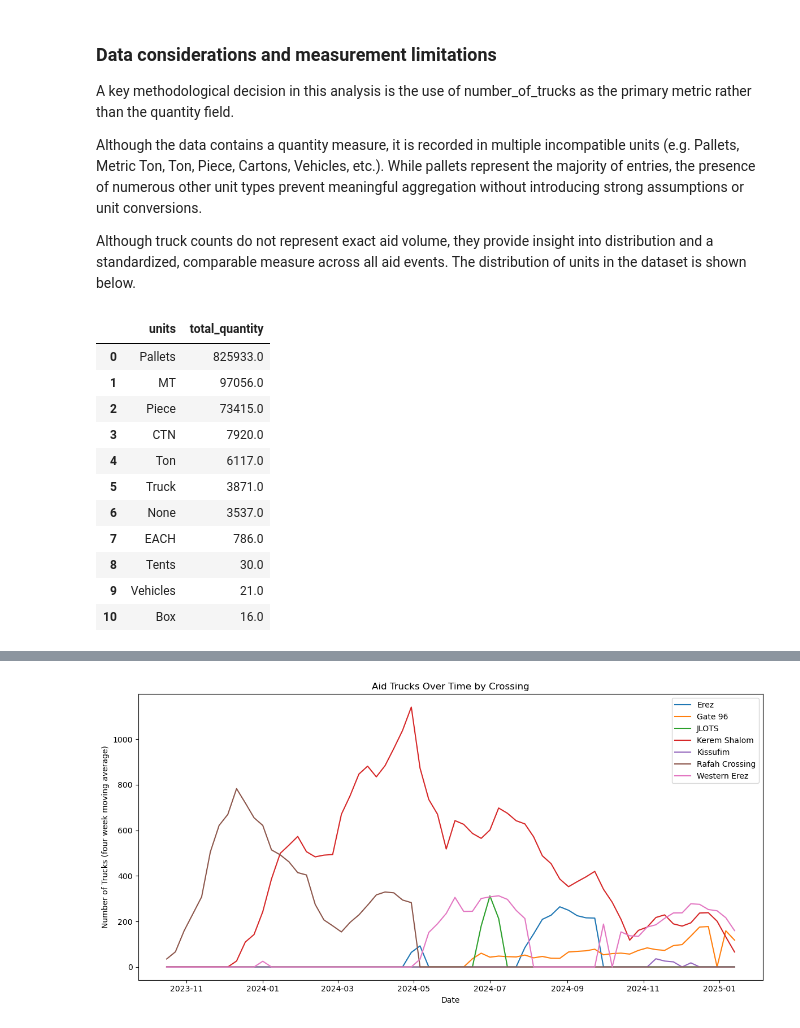
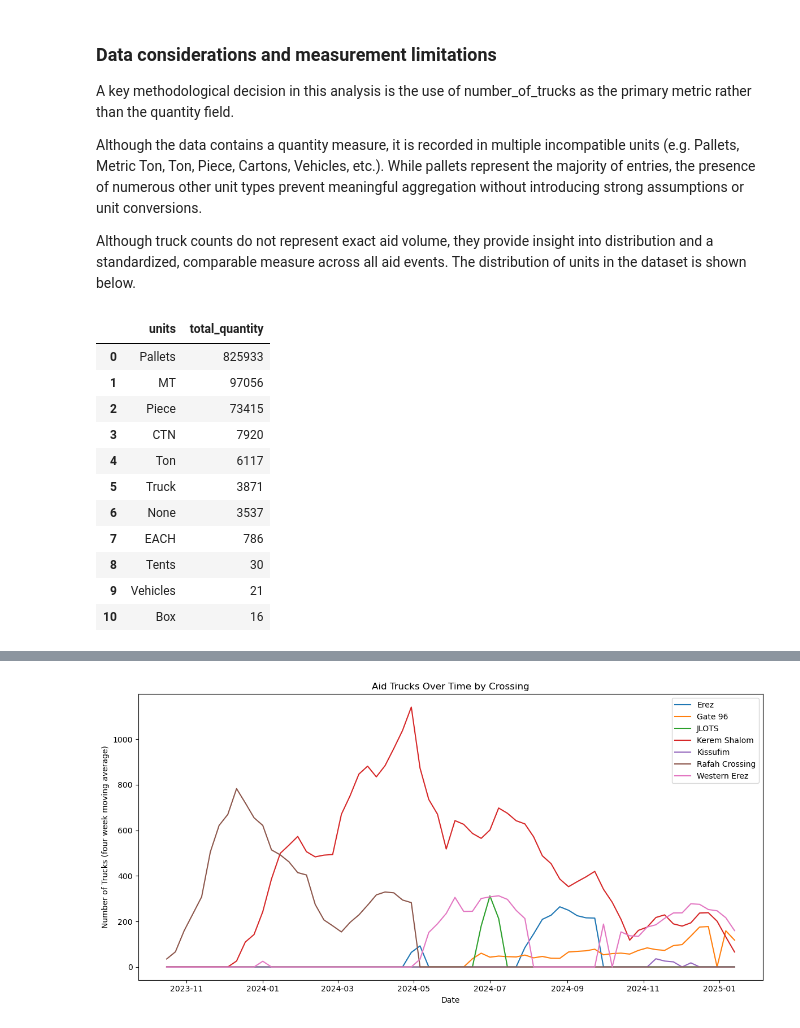
Before and after one commit to AkbarMoledina/humanitarian_needs_in_palestine, a Jupyter notebook: analyses/2_aid_received_analysis.ipynb, the cells around one changed output, grey strips where cells are left out. Saved outputs shown, nothing was run; the diff lists cells and outputs as text; code cells hidden in the pictures.

```diff
--- a/analyses/2_aid_received_analysis.ipynb
+++ b/analyses/2_aid_received_analysis.ipynb
@@ -27,31 +26,31 @@ A key methodological decision in this analysis is the use of number_of_trucks as
 Although the data contains a quantity measure, it is recorded in multiple incompatible units (e.g. Pallets, Metric Ton, Ton, Piece, Cartons, Vehicles, etc.). While pallets represent the majority of entries, the presence of numerous other unit types prevent meaningful aggregation without introducing strong assumptions or unit conversions.
 
 Although truck counts do not represent exact aid volume, they provide insight into distribution and a standardized, comparable measure across all aid events. The distribution of units in the dataset is shown below.
-# %%
-con.execute("""
-SELECT units, SUM(quantity) AS total_quantity
-FROM main_mart.aid_events
-GROUP BY units
-ORDER BY SUM(quantity) DESC
-""").df()
-# %% [output]
-|  | units | total_quantity |
-| 0 | Pallets | 825933.0 |
-| 1 | MT | 97056.0 |
-| 2 | Piece | 73415.0 |
-| 3 | CTN | 7920.0 |
-| 4 | Ton | 6117.0 |
-| 5 | Truck | 3871.0 |
-| 6 | None | 3537.0 |
-| 7 | EACH | 786.0 |
-| 8 | Tents | 30.0 |
-| 9 | Vehicles | 21.0 |
-| 10 | Box | 16.0 |
 # %%
 import duckdb
 import pandas as pd
 import matplotlib.pyplot as plt
 
 con = duckdb.connect("../dev.duckdb")
+
+con.execute("""
+SELECT units, SUM(quantity)::INT AS total_quantity
+FROM main_mart.aid_events
+GROUP BY units
+ORDER BY SUM(quantity) DESC
+""").df()
+# %% [output]
+|  | units | total_quantity |
+| 0 | Pallets | 825933 |
+| 1 | MT | 97056 |
+| 2 | Piece | 73415 |
+| 3 | CTN | 7920 |
+| 4 | Ton | 6117 |
+| 5 | Truck | 3871 |
+| 6 | None | 3537 |
+| 7 | EACH | 786 |
+| 8 | Tents | 30 |
+| 9 | Vehicles | 21 |
+| 10 | Box | 16 |
 # %% [markdown]
 ### Weekly trucks per cargo category
```
Also changed, not shown: parts of 6 cells of this notebook, 1 other file.
